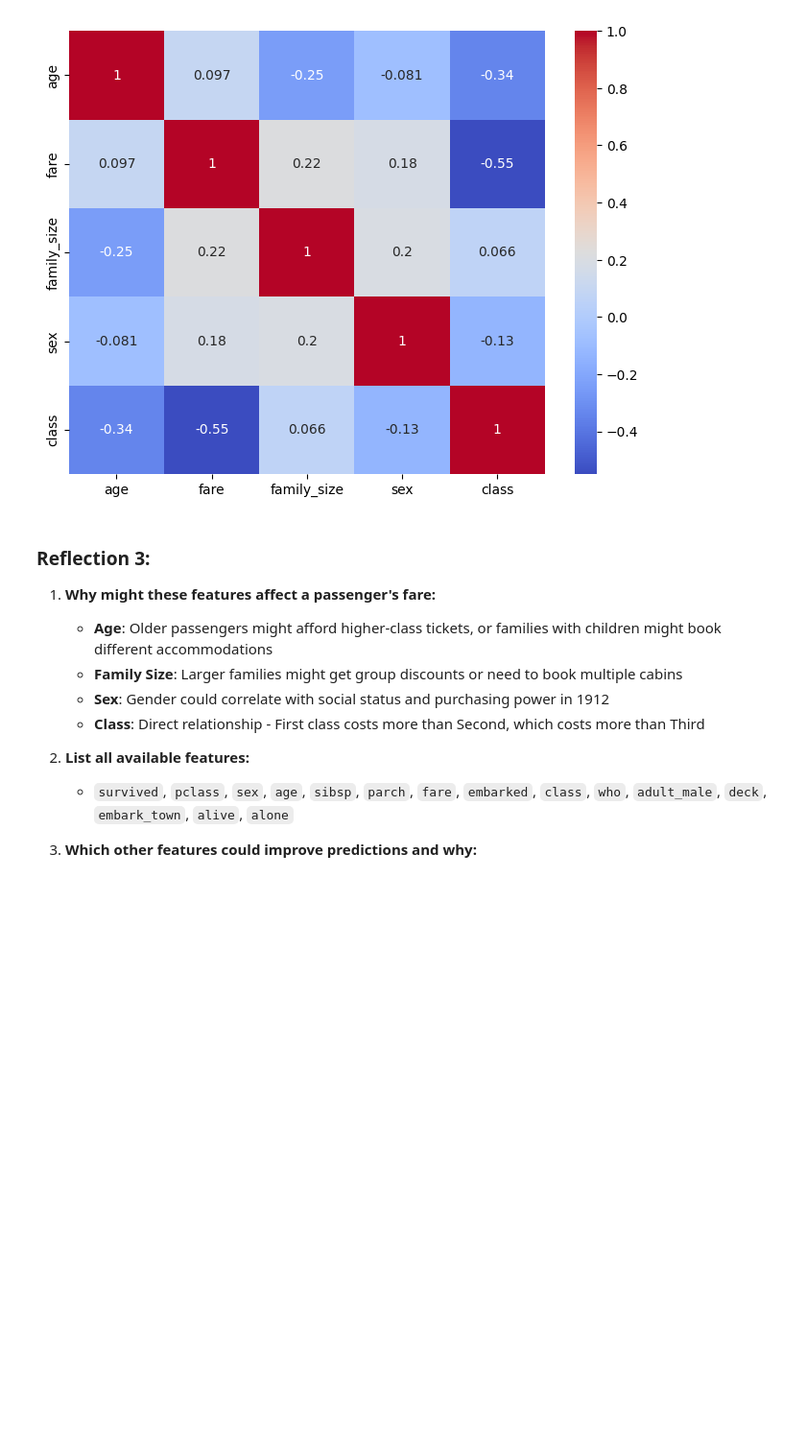
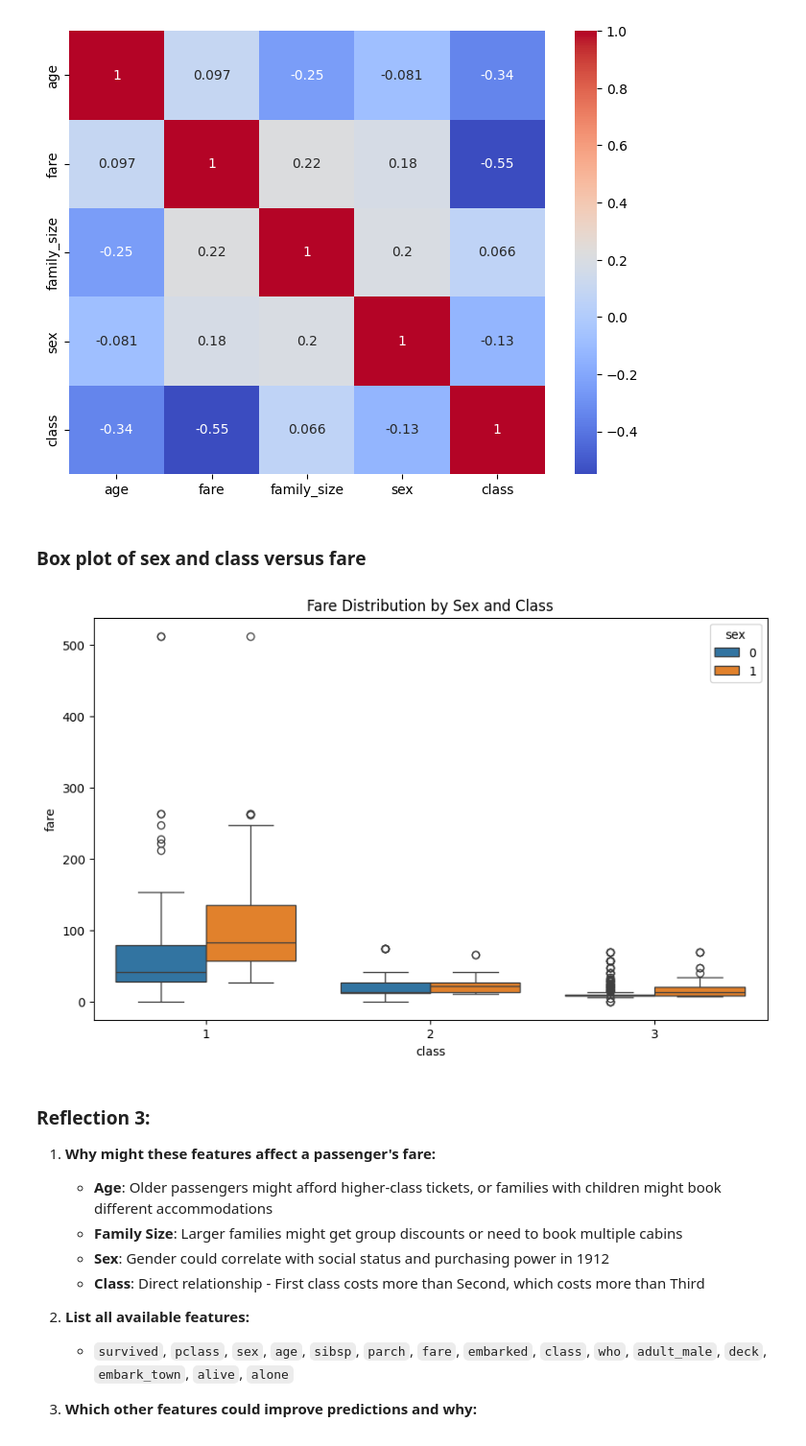
Before and after one commit to bjdawson23/applied-ml-branton, a Jupyter notebook: notebooks/project04/ml04_branton.ipynb, the cells around one changed output. Shown: that part at 96% size. Cells and saved outputs as stored; diff of their text form; code cells hidden in the pictures; blank space fills up the shorter version.

Commit message:
Updated notebook plot

```diff
--- a/notebooks/project04/ml04_branton.ipynb
+++ b/notebooks/project04/ml04_branton.ipynb
@@ -156,6 +156,16 @@ sns.heatmap(corr_matrix, annot=True, cmap='coolwarm')
 plt.show()
 # %% [output]
 [figure]
+# %% [markdown]
+### Box plot of sex and class versus fare
+# %%
+# visual sex and class vs fare
+plt.figure(figsize=(10, 6))
+sns.boxplot(x='class', y='fare', hue='sex', data=titanic)
+plt.title('Fare Distribution by Sex and Class')
+plt.show()
+# %% [output]
+[figure, added]
 # %% [markdown]
 ### Reflection 3:
 
```
